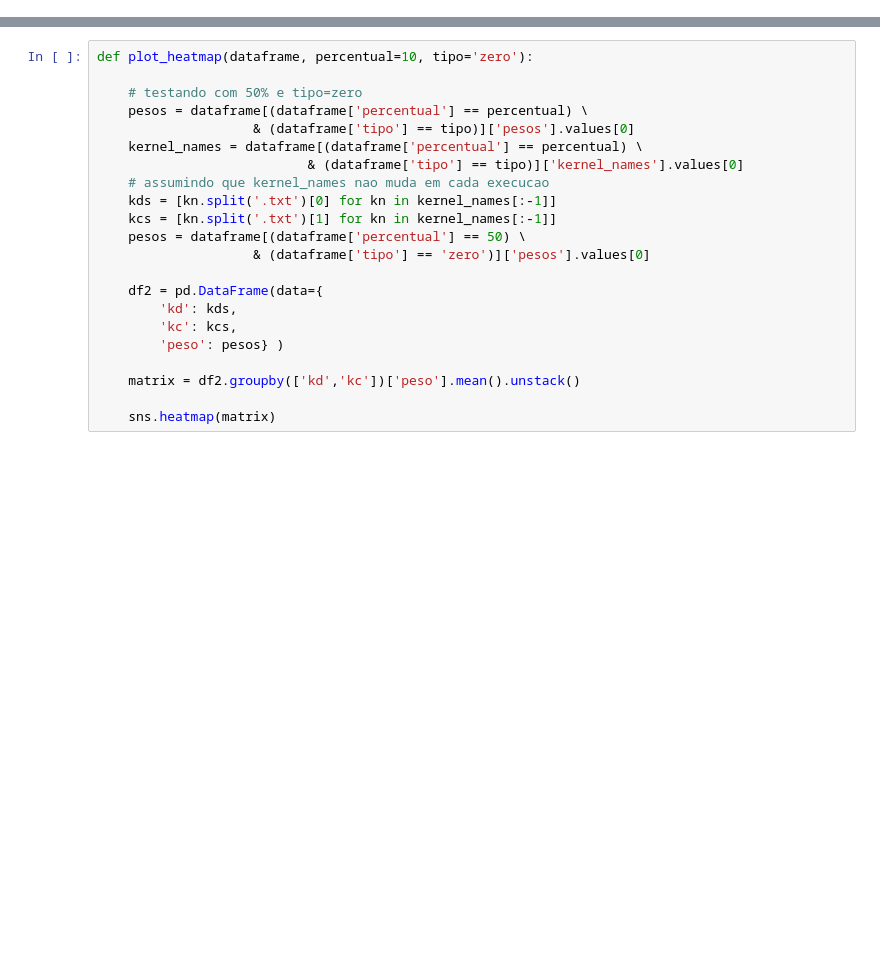
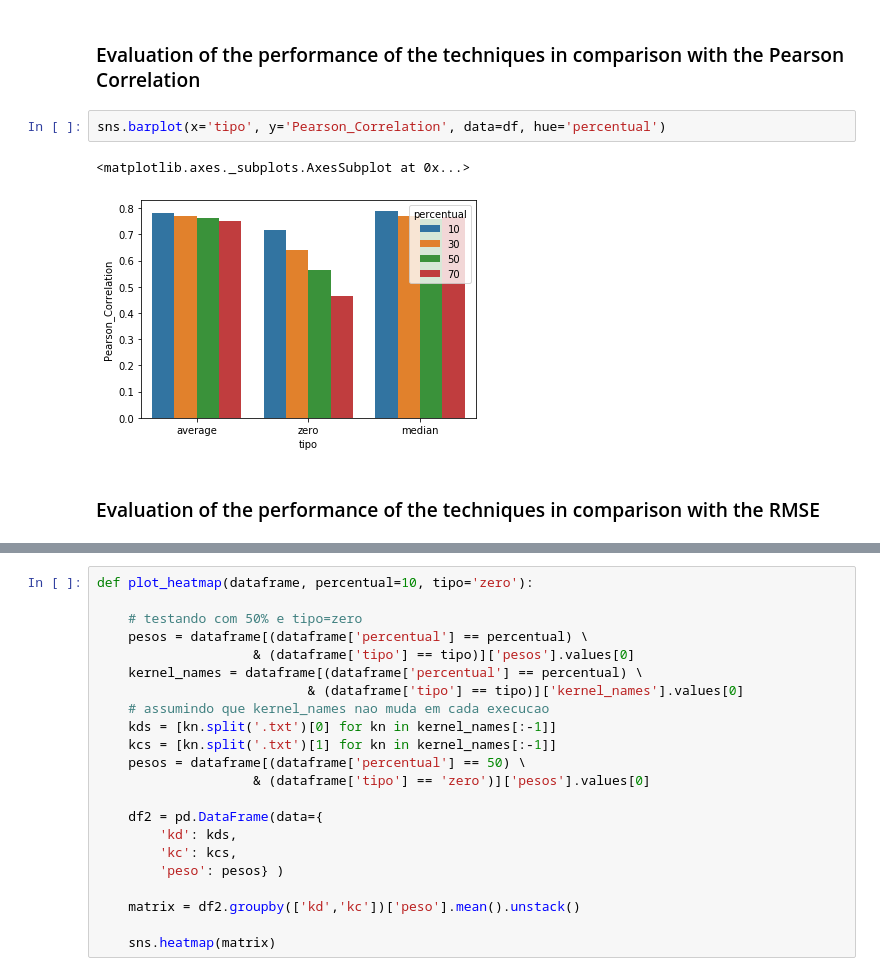
Before and after one commit to TassiaBastos/Treatment-of-incomplete-kernels, a Jupyter notebook: notebooks/analise_scenario3.ipynb, the cells around one changed output, grey strips where cells are left out. Cells and saved outputs as stored; diff of their text form; blank space fills up the shorter version.

```diff
--- a/notebooks/analise_scenario3.ipynb
+++ b/notebooks/analise_scenario3.ipynb
@@ -83,0 +131,9 @@ sns.barplot(x='tipo', y='F1', data=df, hue='percentual')
+# %% [markdown]
+### Evaluation of the performance of the techniques in comparison with the Pearson Correlation
+# %%
+sns.barplot(x='tipo', y='Pearson_Correlation', data=df, hue='percentual')
+# %% [output]
+<matplotlib.axes._subplots.AxesSubplot at 0x...>
+[figure, added]
+# %% [markdown]
+### Evaluation of the performance of the techniques in comparison with the RMSE
```
Also changed, not shown: parts of 41 cells of this notebook.
